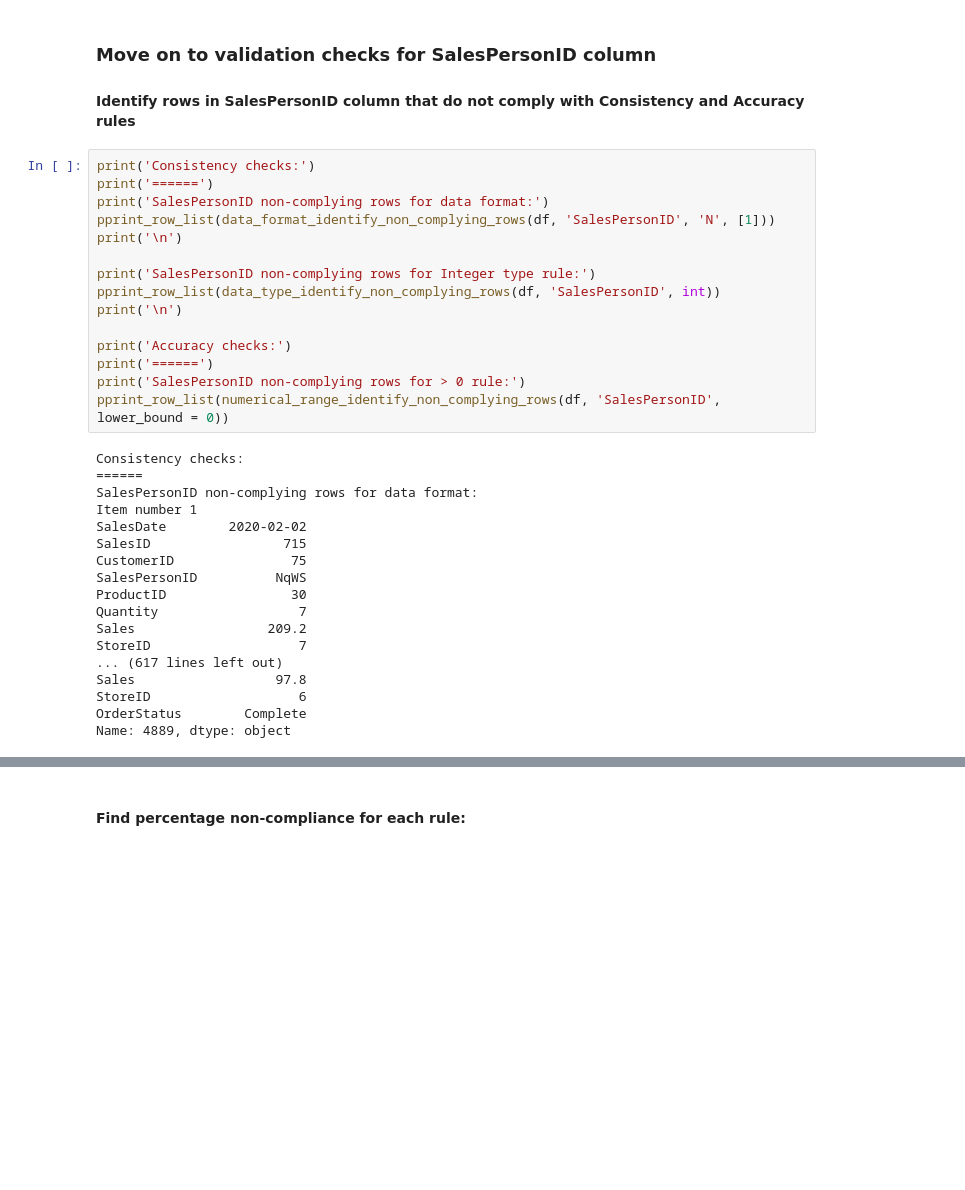
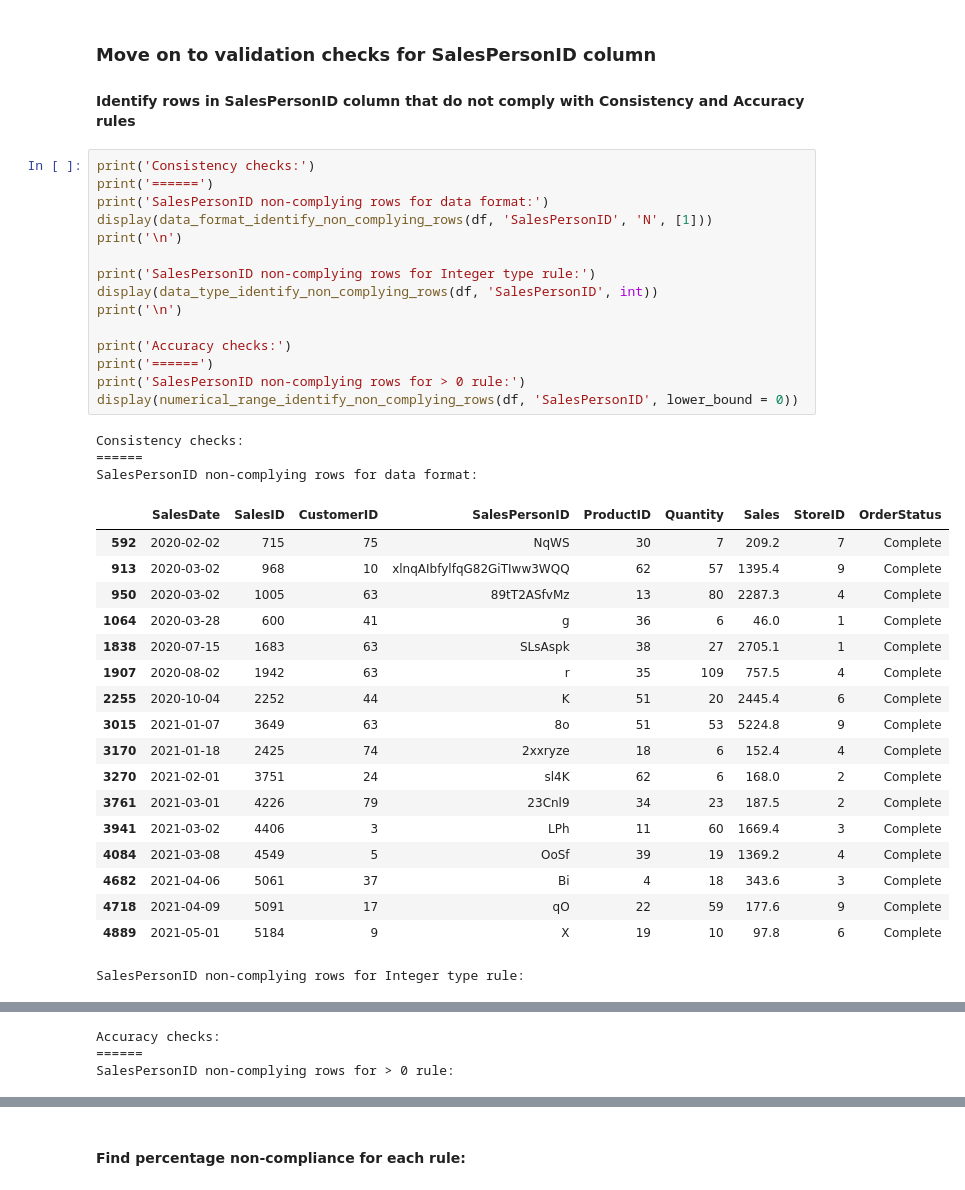
Before and after one commit to elacs/datacon_hands_on, a Jupyter notebook: datacon_hands_on_binder_ran.ipynb, the cells around one changed output, grey strips where cells are left out. Cells and saved outputs as stored; diff of their text form; blank space fills up the shorter version.

```diff
--- a/datacon_hands_on_binder_ran.ipynb
+++ b/datacon_hands_on_binder_ran.ipynb
@@ -537,33 +636,37 @@ Accuracy score: 99.7999529301012
 # %%
 print('Consistency checks:')
 print('======')
 print('SalesPersonID non-complying rows for data format:')
-pprint_row_list(data_format_identify_non_complying_rows(df, 'SalesPersonID', 'N', [1]))
+display(data_format_identify_non_complying_rows(df, 'SalesPersonID', 'N', [1]))
 print('\n')
 
 print('SalesPersonID non-complying rows for Integer type rule:')
-pprint_row_list(data_type_identify_non_complying_rows(df, 'SalesPersonID', int))
+display(data_type_identify_non_complying_rows(df, 'SalesPersonID', int))
 print('\n')
 
 print('Accuracy checks:')
 print('======')
 print('SalesPersonID non-complying rows for > 0 rule:')
-pprint_row_list(numerical_range_identify_non_complying_rows(df, 'SalesPersonID', lower_bound = 0))
+display(numerical_range_identify_non_complying_rows(df, 'SalesPersonID', lower_bound = 0))
 # %% [output]
 Consistency checks:
 ======
 SalesPersonID non-complying rows for data format:
-Item number 1
-SalesDate        2020-02-02
-SalesID                 715
-CustomerID               75
-SalesPersonID          NqWS
-ProductID                30
-Quantity                  7
-Sales                 209.2
-StoreID                   7
-... (617 lines left out)
-Sales                  97.8
-StoreID                   6
-OrderStatus        Complete
-Name: 4889, dtype: object
+|  | SalesDate | SalesID | CustomerID | SalesPersonID | ProductID | Quantity | Sales | StoreID | OrderStatus |
+| 592 | 2020-02-02 | 715 | 75 | NqWS | 30 | 7 | 209.2 | 7 | Complete |
+| 913 | 2020-03-02 | 968 | 10 | xlnqAIbfylfqG82GiTIww3WQQ | 62 | 57 | 1395.4 | 9 | Complete |
+| 950 | 2020-03-02 | 1005 | 63 | 89tT2ASfvMz | 13 | 80 | 2287.3 | 4 | Complete |
+| 1064 | 2020-03-28 | 600 | 41 | g | 36 | 6 | 46.0 | 1 | Complete |
+| 1838 | 2020-07-15 | 1683 | 63 | SLsAspk | 38 | 27 | 2705.1 | 1 | Complete |
+| 1907 | 2020-08-02 | 1942 | 63 | r | 35 | 109 | 757.5 | 4 | Complete |
+| 2255 | 2020-10-04 | 2252 | 44 | K | 51 | 20 | 2445.4 | 6 | Complete |
+| 3015 | 2021-01-07 | 3649 | 63 | 8o | 51 | 53 | 5224.8 | 9 | Complete |
+| 3170 | 2021-01-18 | 2425 | 74 | 2xxryze | 18 | 6 | 152.4 | 4 | Complete |
+| 3270 | 2021-02-01 | 3751 | 24 | sl4K | 62 | 6 | 168.0 | 2 | Complete |
+| 3761 | 2021-03-01 | 4226 | 79 | 23Cnl9 | 34 | 23 | 187.5 | 2 | Complete |
+| 3941 | 2021-03-02 | 4406 | 3 | LPh | 11 | 60 | 1669.4 | 3 | Complete |
+| 4084 | 2021-03-08 | 4549 | 5 | OoSf | 39 | 19 | 1369.2 | 4 | Complete |
+| 4682 | 2021-04-06 | 5061 | 37 | Bi | 4 | 18 | 343.6 | 3 | Complete |
+| 4718 | 2021-04-09 | 5091 | 17 | qO | 22 | 59 | 177.6 | 9 | Complete |
+| 4889 | 2021-05-01 | 5184 | 9 | X | 19 | 10 | 97.8 | 6 | Complete |
+SalesPersonID non-complying rows for Integer type rule:
@@ -569,0 +690,3 @@ Name: 4889, dtype: object
+Accuracy checks:
+======
+SalesPersonID non-complying rows for > 0 rule:
```
Also changed, not shown: parts of 31 cells of this notebook, 1 other file.
